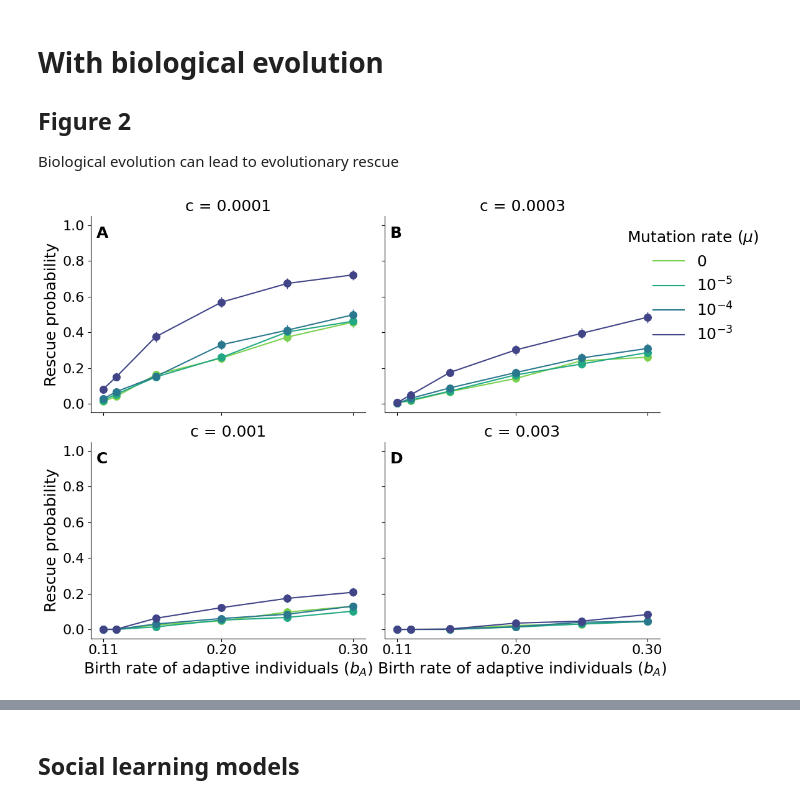
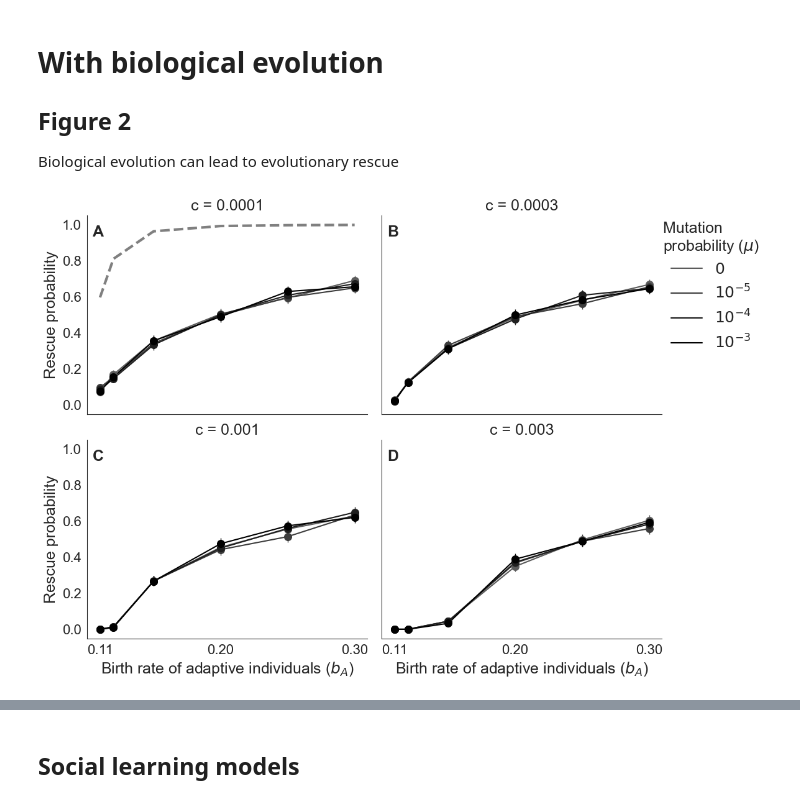
Before and after one commit to ShotaSHIBASAKI/Biological_Cultural_Evolutionary_Rescue, a Jupyter notebook: Analysis.ipynb, the cells around one changed output, grey strips where cells are left out. Saved outputs shown, nothing was run; the diff lists cells and outputs as text; code cells hidden in the pictures.

```diff
--- a/Analysis.ipynb
+++ b/Analysis.ipynb
@@ -91,7 +102,7 @@ ax_traj.set_ylabel("Population size", fontsize=16)
 
 
 groups = list(df_base.groupby("c"))
-palette = sns.color_palette("viridis_r", n_colors=len(groups))
+palette = sns.color_palette("Greys", n_colors=len(groups))
 
 for (color, (c_val, df_c)) in zip(palette, groups):
 
@@ -186,6 +217,13 @@ def format_mu(mu):
     else:
         return rf"$10^{{{int(np.log10(mu))}}}$"
 
+def make_palette(values, gap=0.3, half="blue"):
+    values = np.sort(np.unique(values))
+    base = plt.get_cmap("coolwarm")
+    lo, hi = (1 - gap, 1.0) if half == "red" else (gap, 0.0)
+    colors = base(np.linspace(lo, hi, len(values)))
+    return dict(zip(values, colors))
+
 df=pd.read_csv('BaselineModel_adaptive.csv')
 #df_drift=df[(df["init_fraction"] == 1)].copy() # initial population size = 1 x K
 #df_thre=df[(df["init_fraction"] == 0.1)].copy() # initial population size = 0.1 x K
@@ -195,6 +233,7 @@ df[["rescue_prob","ci_lower", "ci_upper"]] = df.apply(
     beta_credible_interval,
     axis=1
 )
+
 g = sns.FacetGrid(
     df,
     col="init_fraction",
@@ -202,7 +241,7 @@ g = sns.FacetGrid(
     col_wrap=2,
     height=4,
     aspect=1.1,
-    palette="viridis_r",
+    palette="Greys",
     sharey=True
 )
 
@@ -216,7 +255,9 @@ g.map_dataframe(scatter_with_ci)
 for ax in g.axes.flat:
     ax.tick_params(axis='both', which='major', labelsize=14)
 g.set_axis_labels(r"Birth rate of adaptive individuals ($b_A$)", "Rescue probability", fontsize=16)
-g.set_titles(col_template=r"$N_A(0)$ = {col_name} $\times K$", size=18)
+# ---------- titles, labels and ticks ----------
+for ax, frac in zip(g.axes.flat, g.col_names):
+    ax.set_title(rf"$N_A(0) = {frac:g} \times K$", fontsize=16)
 g.set(ylim=(-0.05, 1.05))
 g.add_legend(title="Competition ($c$)", prop={"size": 14})
 g.legend.set_bbox_to_anchor((1.15, 0.8))
@@ -240,7 +281,7 @@ for ax, label in zip(g.axes.flat, panel_labels):
     )
 
 plt.tight_layout()
-fname='Baseline_adaptive.pdf'
+fname='Baseline_adaptive.eps'
 plt.savefig(fname, dpi=300, bbox_inches='tight')
 plt.show()
 # %% [output]
@@ -254,7 +295,7 @@ Biological evolution can lead to evolutionary rescue
 import seaborn as sns
 from scipy.stats import beta
 import string
-
+from matplotlib.lines import Line2D
 
 def beta_credible_interval(row, alpha=0.05):
     a = 1 + row["rescue"]
@@ -287,8 +328,46 @@ def format_mu(mu):
         return r"$0$"
     else:
         return rf"$10^{{{int(np.log10(mu))}}}$"
+
+def make_palette(values, gap=0.3, half="blue"):
+    values = np.sort(np.unique(values))
+    base = plt.get_cmap("coolwarm")
+    lo, hi = (1 - gap, 1.0) if half == "red" else (gap, 0.0)
+    colors = base(np.linspace(lo, hi, len(values)))
+    return dict(zip(values, colors))
+
+def rescue_analytic(init_pop, bA_grid, N_A_init = 1, d =0.1):
+    # analytical rescue probability when mu = 0 in Martin (2013)
+    pi_fix = 1 -np.exp(-2*(bA_grid-d)/(bA_grid+d))
+    theta_R = pi_fix * N_A_init
+    p_analytical = 1- np.exp(-init_pop*theta_R)
+    return p_analytical
+
+def seq_colors(kind, n, strong_first=True):
+    lo, hi = RANGE
+    xs = np.linspace(hi, lo, n) if strong_first else np.linspace(lo, hi, n)
+    return plt.get_cmap(CMAPS[kind])(xs)
+
+def make_sign_palette(values, neutral=0, split=None):
+    vals = np.sort(np.unique(values))
+    neg = vals[vals < neutral]
+    pos = vals[vals > neutral]
+    pal = {}
+    if split is None:
+        pal.update(zip(neg, seq_colors("negative", len(neg), strong_first=True)))
+    else:
+        weak, strong = neg[neg >= split], neg[neg < split]
+        pal.update(zip(strong, seq_colors("negative", len(strong), strong_first=True)))
+        pal.update(zip(weak,   seq_colors("weak_neg", len(weak),  strong_first=True)))
+    pal.update(zip(pos, seq_colors("positive", len(pos), strong_first=False)))
+    for t in vals[np.isclose(vals, neutral)]:
+        pal[t] = "0.5"
+    return vals, pal
+
+#-------Main part--------
 df_bio=pd.read_csv('Biological_evolutionary_rescue.csv')
-init_pop=1000
+init_pop=10 # CHANGE here
+#---------------
 df_plot = df_bio[(df_bio["init_pop_size"] == init_pop)].copy()
 df_plot[["rescue_prob","ci_lower", "ci_upper"]] = df_plot.apply(
     beta_credible_interval,
@@ -298,6 +377,12 @@ c_order = sorted(df_plot["c"].unique())
 df_plot["mu_label"] = df_plot["mu"].apply(
     format_mu
 )
+mus = np.sort(df_plot["mu"].unique().astype(float))
+labels = [format_mu(m) for m in mus]
+pal_num = dict(zip(mus, seq_colors("rate", len(mus), strong_first=False)))  # μ が大きいほど濃い
+pal = {format_mu(m): c for m, c in pal_num.items()}
+
+
 g = sns.FacetGrid(
     df_plot,
     col="c",
@@ -306,7 +391,7 @@ g = sns.FacetGrid(
     col_order=c_order,
     height=4,
     aspect=1.1,
-    palette="viridis_r",
+    palette=pal,
     sharey=True
 )
 
@@ -317,35 +402,44 @@ g.map_dataframe(
 )
 
 g.map_dataframe(scatter_with_ci)
+bA_grid = df_plot["b_A"].unique()
+p_analytic = rescue_analytic(init_pop, bA_grid, N_A_init = 1, d =0.1)
+ax_A = g.axes_dict[c_order[0]]
+ax_A.plot(
+    bA_grid, p_analytic,
+    color="grey", linewidth=3, zorder=4, linestyle='--'
+)
+
+
 for ax in g.axes.flat:
     ax.tick_params(axis='both', which='major', labelsize=16)
 g.set_axis_labels(r"Birth rate of adaptive individuals ($b_A$)", "Rescue probability", fontsize=18)
 g.set_titles(col_template="c = {col_name}", size=18)
 g.set(ylim=(-0.05, 1.05))
-g.add_legend(title="Mutation rate ($μ$)", prop={"size": 18})
+g.add_legend(title="Mutation \nprobability ($μ$)", prop={"size": 18})
 g.legend.set_bbox_to_anchor((1.15, 0.8))
 g.legend.set_frame_on(False)
 g.legend.get_title().set_fontsize(18)
 g.tight_layout(rect=[0, 0, 0.85, 1])
 xticks = np.array([0.11, 0.2, 0.3])
 for ax in g.axes.flat:
     ax.set_xticks(xticks)
 
 panel_labels = string.ascii_uppercase  # 'A', 'B', 'C', ...
 
 for ax, label in zip(g.axes.flat, panel_labels):
     ax.text(
         0.02, 0.95, label,
         transform=ax.transAxes,
         fontsize=18,
         fontweight='bold',
         va='top',
         ha='left'
     )
 
 plt.tight_layout()
-fname=f'Biological_evolutionary_rescue_plot_init_pop_{init_pop}.pdf'
+fname=f'Biological_evolutionary_rescue_plot_init_pop_{init_pop}.eps'
 plt.savefig(fname, dpi=300, bbox_inches='tight')
 plt.show()
 # %% [output]
-[figure, old version]
+[figure, new version]
```
Also changed, not shown: parts of 43 cells of this notebook, 1 other file.
